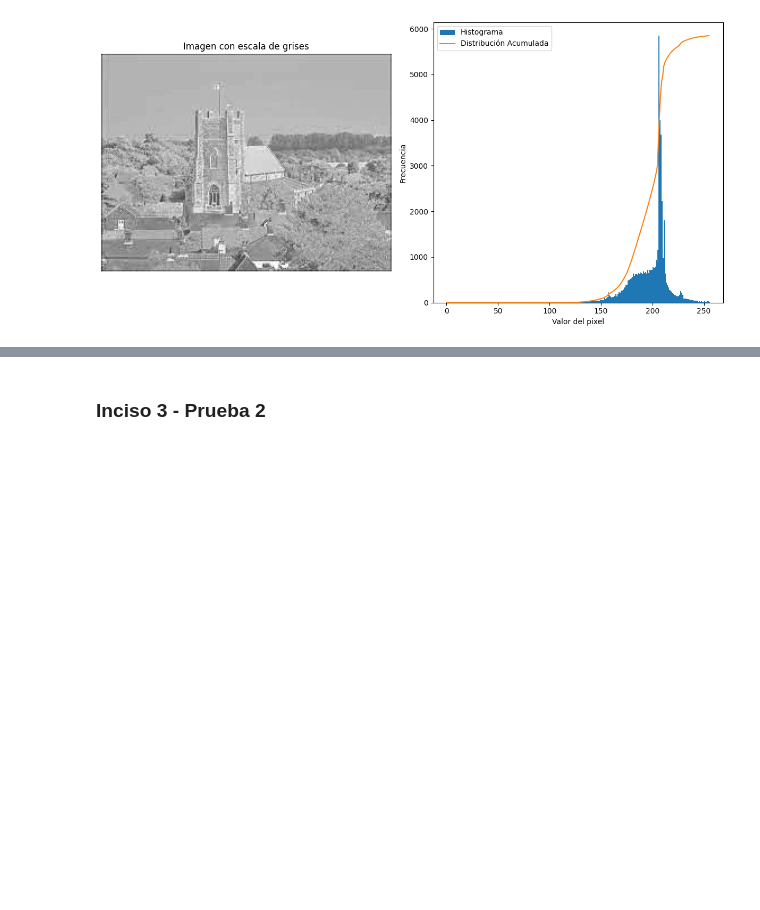
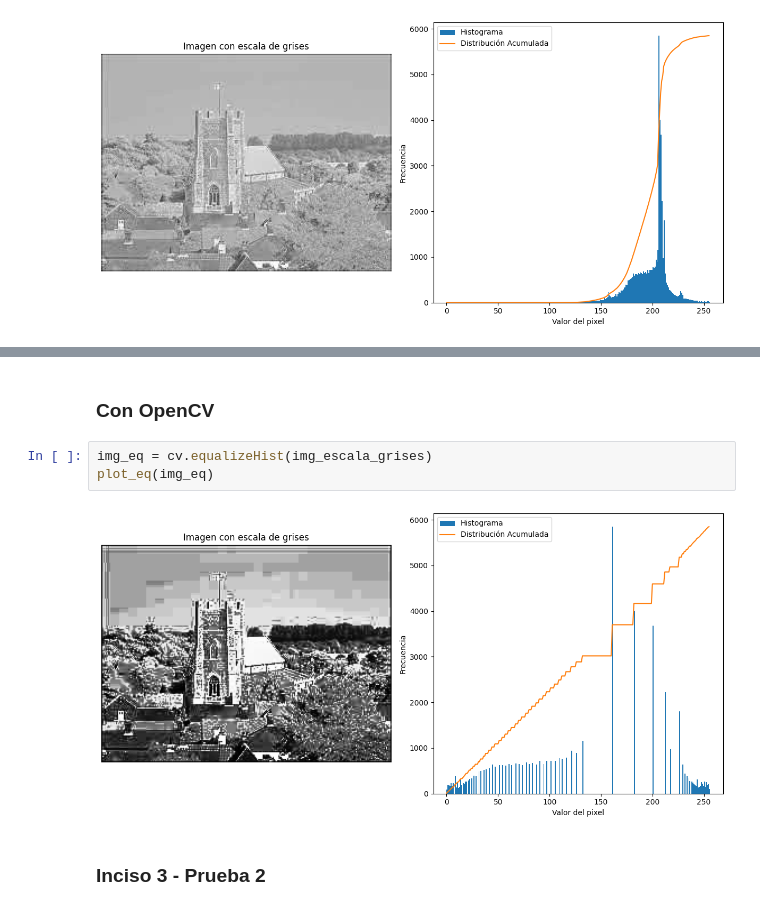
Before and after one commit to MGonza20/Lista01_vc_uvg, a Jupyter notebook: notebook.ipynb, the cells around one changed output, grey strips where cells are left out. Drawn from its saved outputs; the diff is of its cells as text; blank space fills up the shorter version.

```diff
--- a/notebook.ipynb
+++ b/notebook.ipynb
@@ -113,3 +113,10 @@ plot_eq(img_escala_grises, True)
+# %% [markdown]
+### Con OpenCV
+# %%
+img_eq = cv.equalizeHist(img_escala_grises)
+plot_eq(img_eq)
+# %% [output]
+[figure, added]
 # %% [markdown]
 ### Inciso 3 - Prueba 2
 # %%
```
Also changed, not shown: parts of 4 cells of this notebook, 2 other files.
